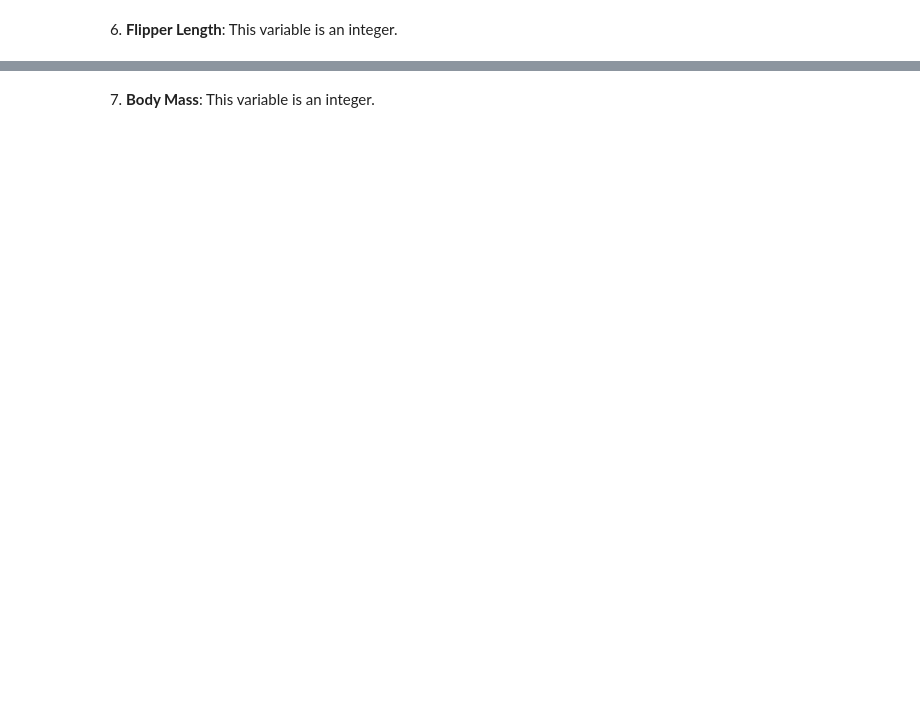
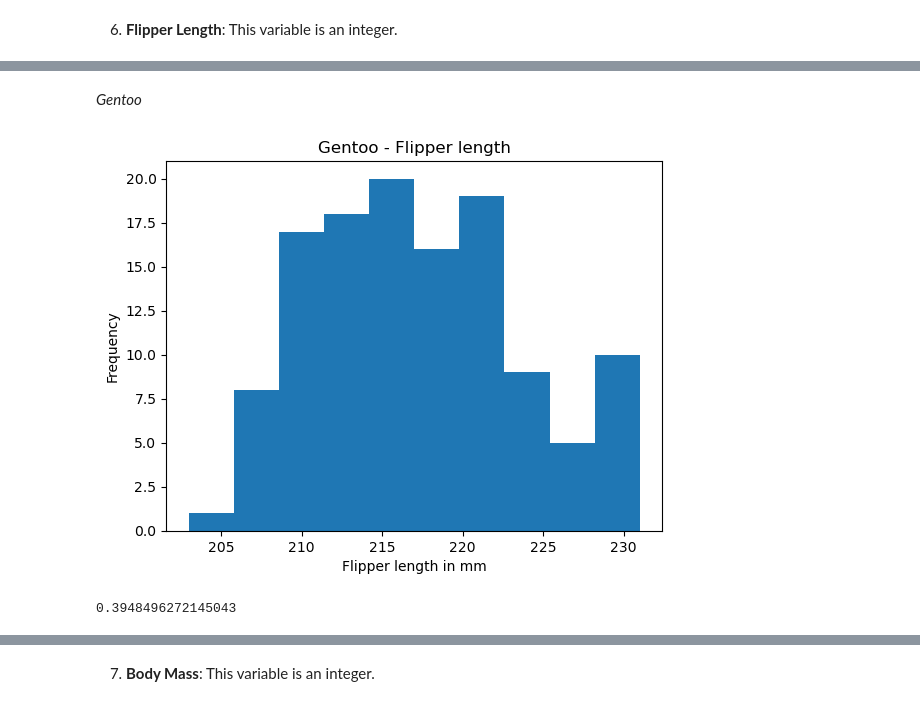
Before and after one commit to jmce22/fund_data, a Jupyter notebook: tasks.ipynb, the cells around one changed output, grey strips where cells are left out. Drawn from its saved outputs; the diff is of its cells as text; code cells hidden in the pictures; blank space fills up the shorter version.

```diff
--- a/tasks.ipynb
+++ b/tasks.ipynb
@@ -525,0 +574,20 @@ print(kurtosis_bd_chinstrap)
+# %% [markdown]
+*Gentoo*
+# %%
+# Gentoo
+
+# here the loc function isolates the entries in the species column called 'Gentoo'
+gentoo_flipper_length = df.loc[df['species'] == 'Gentoo', 'flipper_length']
+
+plt.hist(x = gentoo_flipper_length, bins = 10)
+plt.xlabel('Flipper length in mm')
+plt.ylabel('Frequency')
+plt.title('Gentoo - Flipper length')
+plt.show()
+# %% [output]
+[figure, added]
+# %%
+skew_fl_gentoo = gentoo_flipper_length.skew()
+print(skew_fl_gentoo)
+# %% [output]
+0.3948496272145043
```
Also changed, not shown: parts of 27 cells of this notebook.
